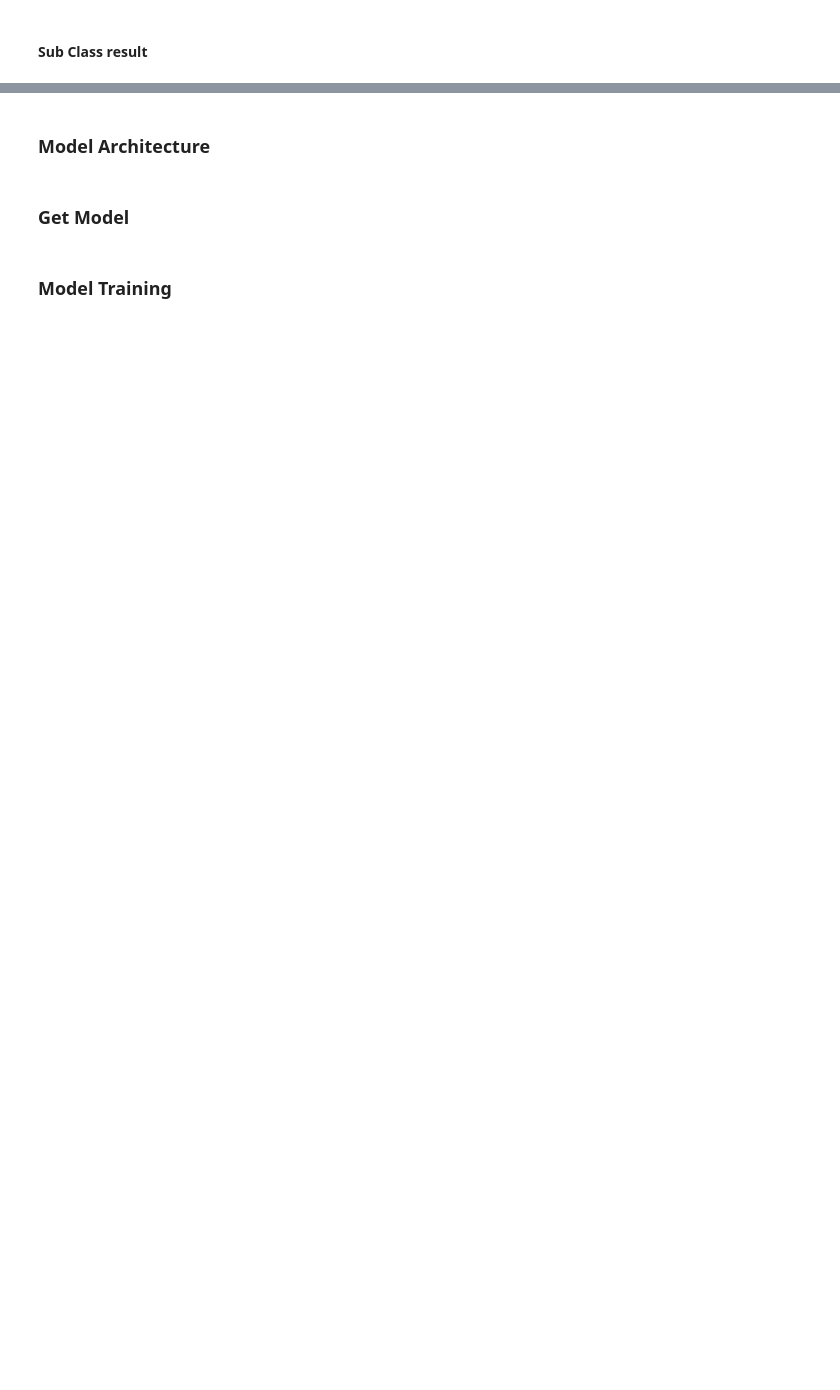
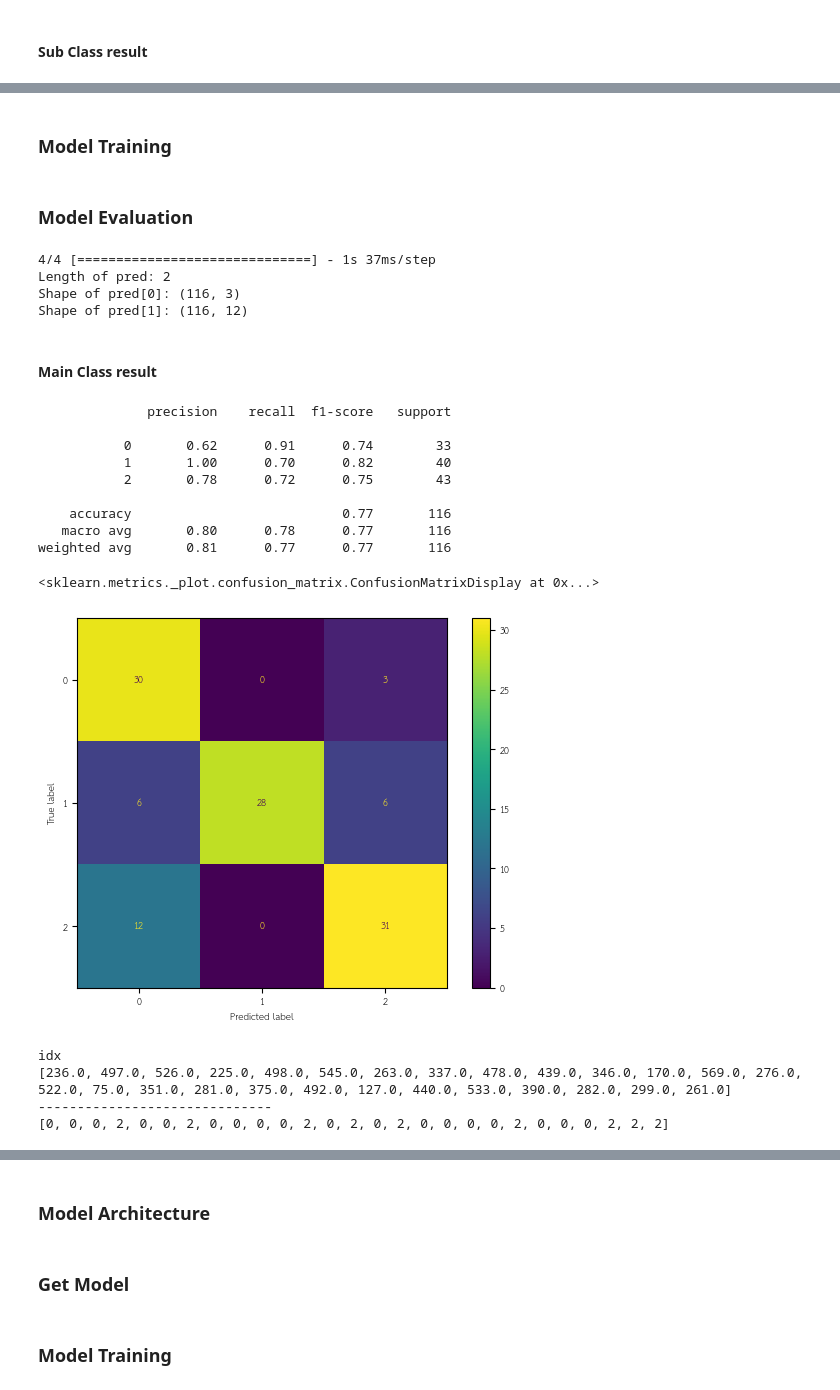
Before and after one commit to AthimetA/Chefbot, a Jupyter notebook: chefbot_Main.ipynb, the cells around one changed output, grey strips where cells are left out. Drawn from its saved outputs; the diff is of its cells as text; code cells hidden in the pictures; blank space fills up the shorter version.

```diff
--- a/chefbot_Main.ipynb
+++ b/chefbot_Main.ipynb
@@ -729,0 +825,53 @@ print(what_pred)
+# %% [markdown]
+### **Model Training**
+# %%
+# base_CNNLSTM_model.fit(
+#     x = X_train,
+#     y = {'main_class_output': y_train_main_class,
+#          'sub_class_output': y_train_sub_class},
+#     epochs = 15,
+#     batch_size = 4,
+#     verbose = 1,
+#     )
+# base_CNNLSTM_model.save_weights('model/base_CNNLSTM_model.h5')
+base_CNNLSTM_model.load_weights('model/base_CNNLSTM_model.h5')
+# %% [markdown]
+### **Model Evaluation**
+# %%
+pred = base_CNNLSTM_model.predict(X_test)
+print(f'Length of pred: {len(pred)}')
+print(f'Shape of pred[0]: {pred[0].shape}')
+print(f'Shape of pred[1]: {pred[1].shape}')
+# %% [output]
+4/4 [==============================] - 1s 37ms/step
+Length of pred: 2
+Shape of pred[0]: (116, 3)
+Shape of pred[1]: (116, 12)
+# %% [markdown]
+#### **Main Class result**
+# %%
+pred_main_class = np.argmax(pred[0], axis=1)
+print(classification_report(np.argmax(y_test_main_class, axis=1), pred_main_class))
+# plot confusion matrix
+cm = confusion_matrix(np.argmax(y_test_main_class, axis=1), pred_main_class)
+disp = ConfusionMatrixDisplay(confusion_matrix=cm, display_labels=['0', '1', '2'])
+disp.plot()
+# %% [output]
+              precision    recall  f1-score   support
+
+           0       0.62      0.91      0.74        33
+           1       1.00      0.70      0.82        40
+           2       0.78      0.72      0.75        43
+
+    accuracy                           0.77       116
+   macro avg       0.80      0.78      0.77       116
+weighted avg       0.81      0.77      0.77       116
+<sklearn.metrics._plot.confusion_matrix.ConfusionMatrixDisplay at 0x...>
+[figure, added]
+# %%
+print_false_prediction_idx(pred,y_test_main_class,0)
+# %% [output]
+idx
+[236.0, 497.0, 526.0, 225.0, 498.0, 545.0, 263.0, 337.0, 478.0, 439.0, 346.0, 170.0, 569.0, 276.0, 522.0, 75.0, 351.0, 281.0, 375.0, 492.0, 127.0, 440.0, 533.0, 390.0, 282.0, 299.0, 261.0]
+------------------------------
+[0, 0, 0, 2, 0, 0, 2, 0, 0, 0, 0, 2, 0, 2, 0, 2, 0, 0, 0, 0, 2, 0, 0, 0, 2, 2, 2]
```
Also changed, not shown: parts of 47 cells of this notebook, 3 other files.
